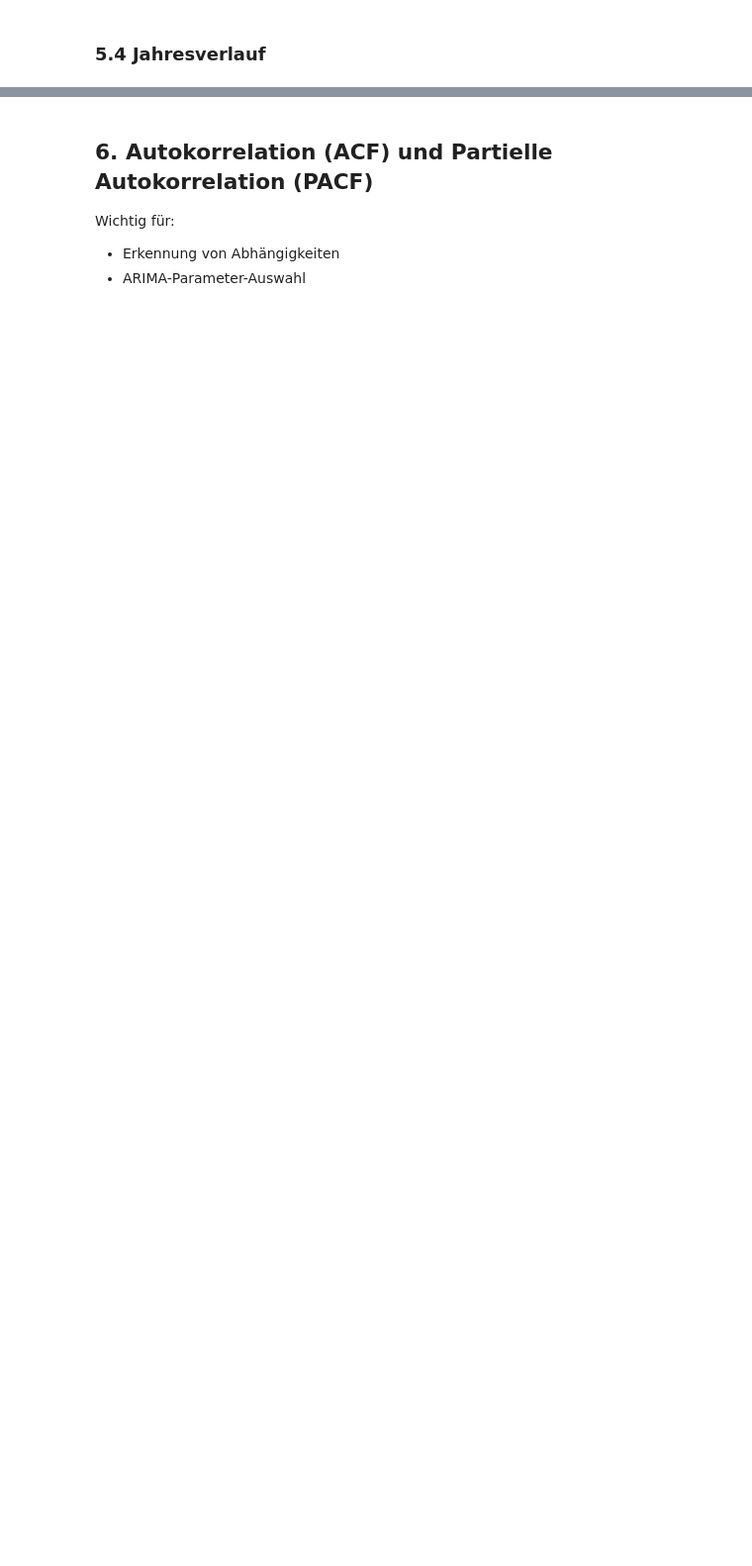
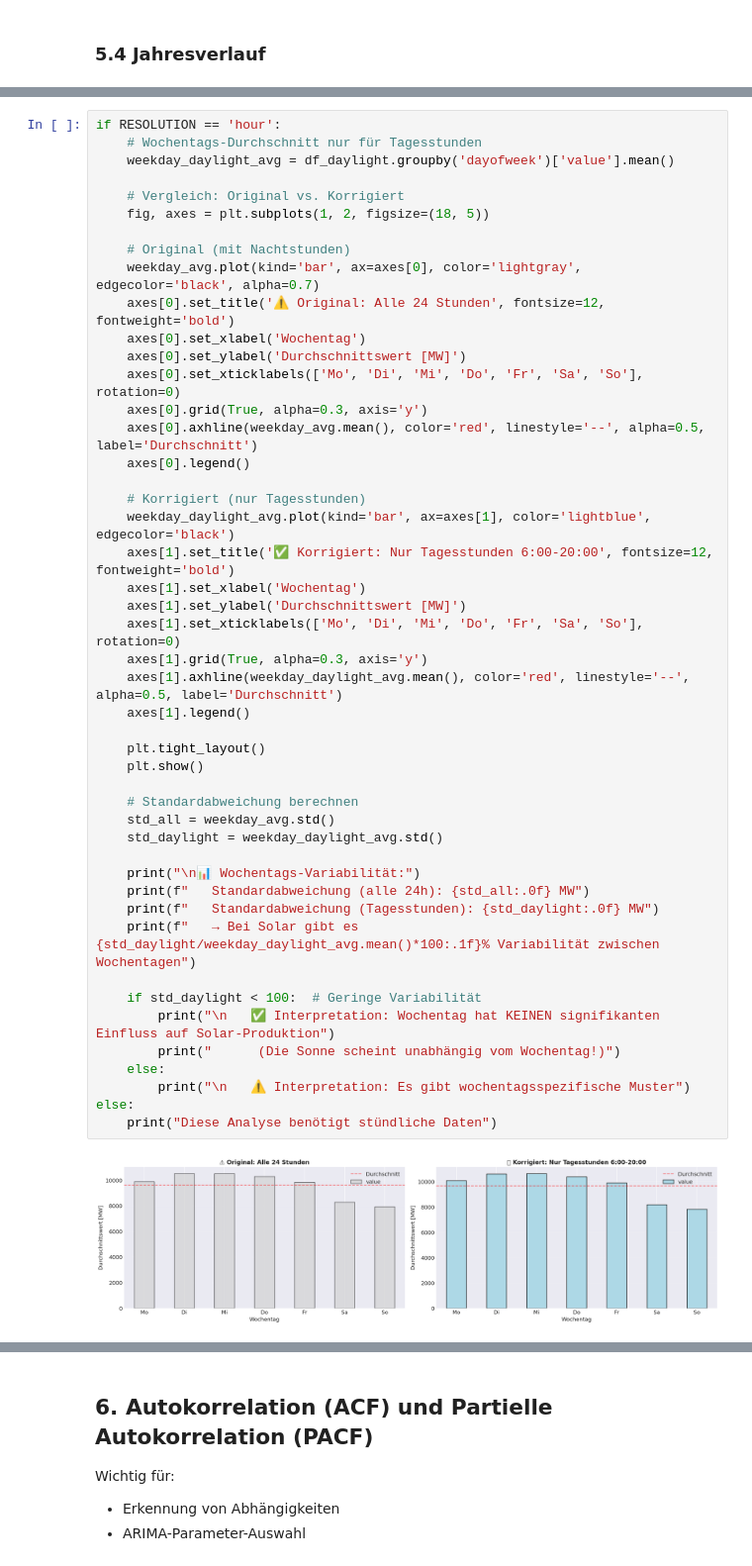
Before and after one commit to chradden/AdvancedTimeSeriesPrediction, a Jupyter notebook: energy-timeseries-project/notebooks/01_data_exploration.ipynb, the cells around one changed output, grey strips where cells are left out. Shown at 99% size. Drawn from its saved outputs; the diff is of its cells as text; blank space fills up the shorter version.

```diff
--- a/energy-timeseries-project/notebooks/01_data_exploration.ipynb
+++ b/energy-timeseries-project/notebooks/01_data_exploration.ipynb
@@ -251,0 +493,49 @@ plt.show()
+# %%
+if RESOLUTION == 'hour':
+    # Wochentags-Durchschnitt nur für Tagesstunden
+    weekday_daylight_avg = df_daylight.groupby('dayofweek')['value'].mean()
+
+    # Vergleich: Original vs. Korrigiert
+    fig, axes = plt.subplots(1, 2, figsize=(18, 5))
+
+    # Original (mit Nachtstunden)
+    weekday_avg.plot(kind='bar', ax=axes[0], color='lightgray', edgecolor='black', alpha=0.7)
+    axes[0].set_title('⚠️ Original: Alle 24 Stunden', fontsize=12, fontweight='bold')
+    axes[0].set_xlabel('Wochentag')
+    axes[0].set_ylabel('Durchschnittswert [MW]')
+    axes[0].set_xticklabels(['Mo', 'Di', 'Mi', 'Do', 'Fr', 'Sa', 'So'], rotation=0)
+    axes[0].grid(True, alpha=0.3, axis='y')
+    axes[0].axhline(weekday_avg.mean(), color='red', linestyle='--', alpha=0.5, label='Durchschnitt')
+    axes[0].legend()
+
+    # Korrigiert (nur Tagesstunden)
+    weekday_daylight_avg.plot(kind='bar', ax=axes[1], color='lightblue', edgecolor='black')
+    axes[1].set_title('✅ Korrigiert: Nur Tagesstunden 6:00-20:00', fontsize=12, fontweight='bold')
+    axes[1].set_xlabel('Wochentag')
+    axes[1].set_ylabel('Durchschnittswert [MW]')
+    axes[1].set_xticklabels(['Mo', 'Di', 'Mi', 'Do', 'Fr', 'Sa', 'So'], rotation=0)
+    axes[1].grid(True, alpha=0.3, axis='y')
+    axes[1].axhline(weekday_daylight_avg.mean(), color='red', linestyle='--', alpha=0.5, label='Durchschnitt')
+    axes[1].legend()
+
+    plt.tight_layout()
+    plt.show()
+
+    # Standardabweichung berechnen
+    std_all = weekday_avg.std()
+    std_daylight = weekday_daylight_avg.std()
+
+    print("\n📊 Wochentags-Variabilität:")
+    print(f"   Standardabweichung (alle 24h): {std_all:.0f} MW")
+    print(f"   Standardabweichung (Tagesstunden): {std_daylight:.0f} MW")
+    print(f"   → Bei Solar gibt es {std_daylight/weekday_daylight_avg.mean()*100:.1f}% Variabilität zwischen Wochentagen")
+
+    if std_daylight < 100:  # Geringe Variabilität
+        print("\n   ✅ Interpretation: Wochentag hat KEINEN signifikanten Einfluss auf Solar-Produktion")
+        print("      (Die Sonne scheint unabhängig vom Wochentag!)")
+    else:
+        print("\n   ⚠️ Interpretation: Es gibt wochentagsspezifische Muster")
+else:
+    print("Diese Analyse benötigt stündliche Daten")
+# %% [output]
+[figure, added]
```
Also changed, not shown: parts of 25 cells of this notebook, 2 other files.
